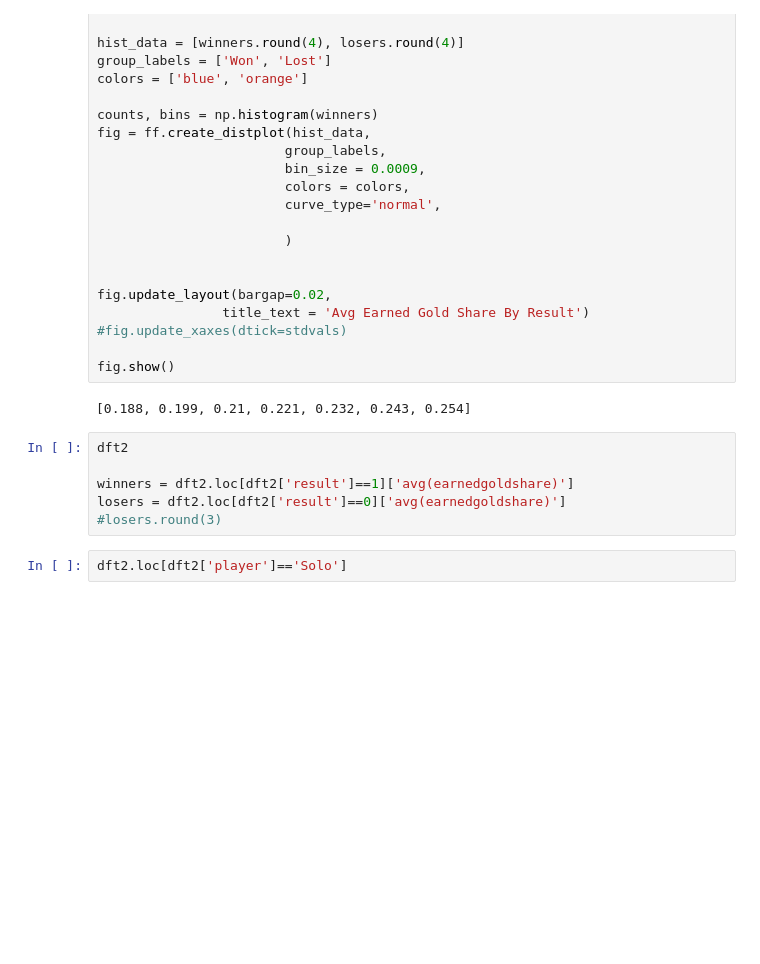
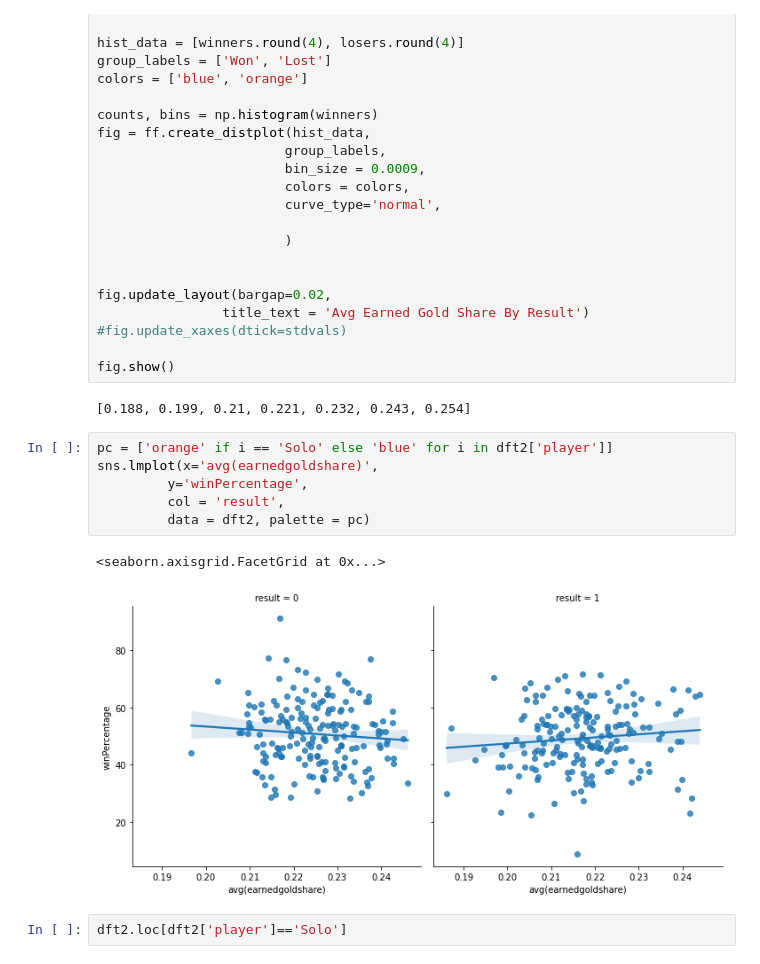
Before and after one commit to Slusks/LeagueDataAnalysis, a Jupyter notebook: toplaneranalysis.ipynb, the cells around one changed output. Drawn from its saved outputs; the diff is of its cells as text; blank space fills up the shorter version.

```diff
--- a/toplaneranalysis.ipynb
+++ b/toplaneranalysis.ipynb
@@ -78,12 +79,15 @@ fig.update_layout(bargap=0.02,
 fig.show()
 # %% [output]
 [0.188, 0.199, 0.21, 0.221, 0.232, 0.243, 0.254]
-# %%
-dft2
-
-winners = dft2.loc[dft2['result']==1]['avg(earnedgoldshare)']
-losers = dft2.loc[dft2['result']==0]['avg(earnedgoldshare)']
-#losers.round(3)
+# %%
+pc = ['orange' if i == 'Solo' else 'blue' for i in dft2['player']]
+sns.lmplot(x='avg(earnedgoldshare)',
+         y='winPercentage',
+         col = 'result',
+         data = dft2, palette = pc)
+# %% [output]
+<seaborn.axisgrid.FacetGrid at 0x...>
+[figure, added]
 # %%
 dft2.loc[dft2['player']=='Solo']
 # %% [output]
```
Also changed, not shown: parts of 3 cells of this notebook.
